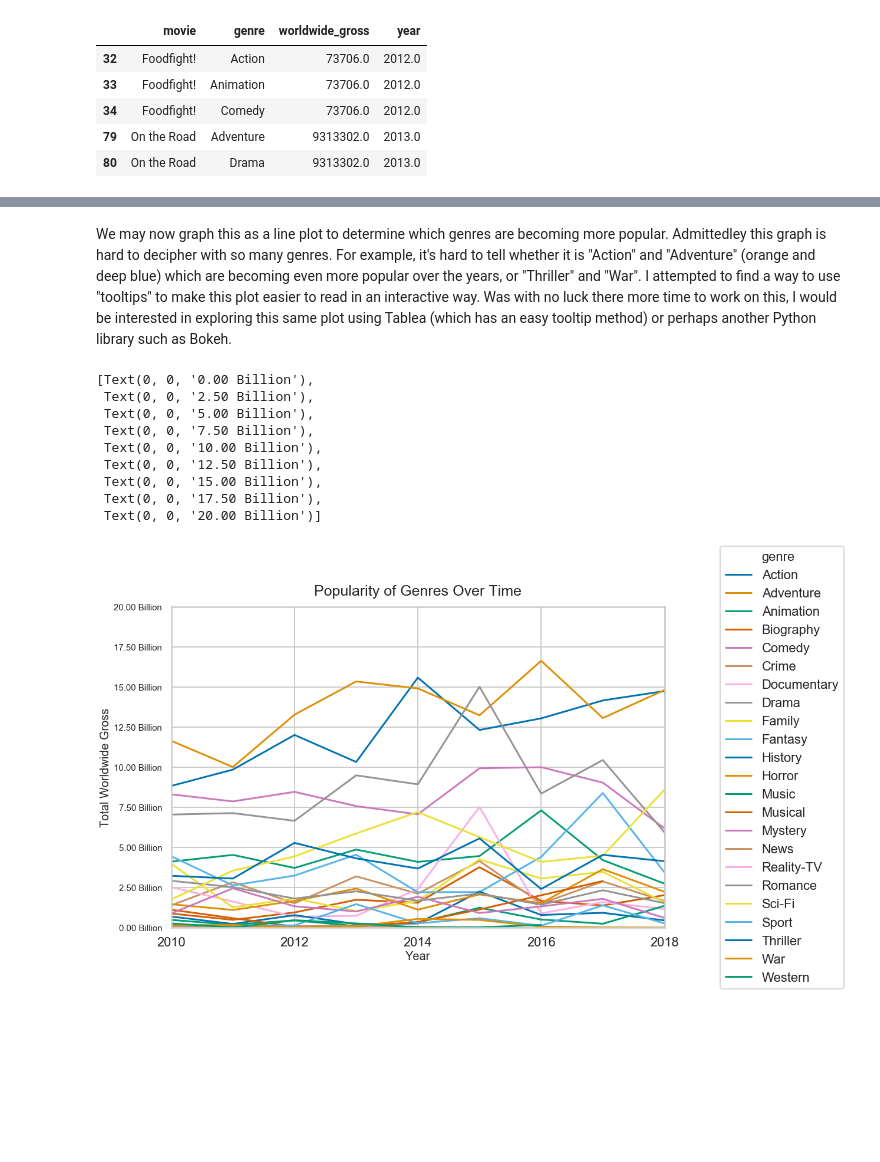
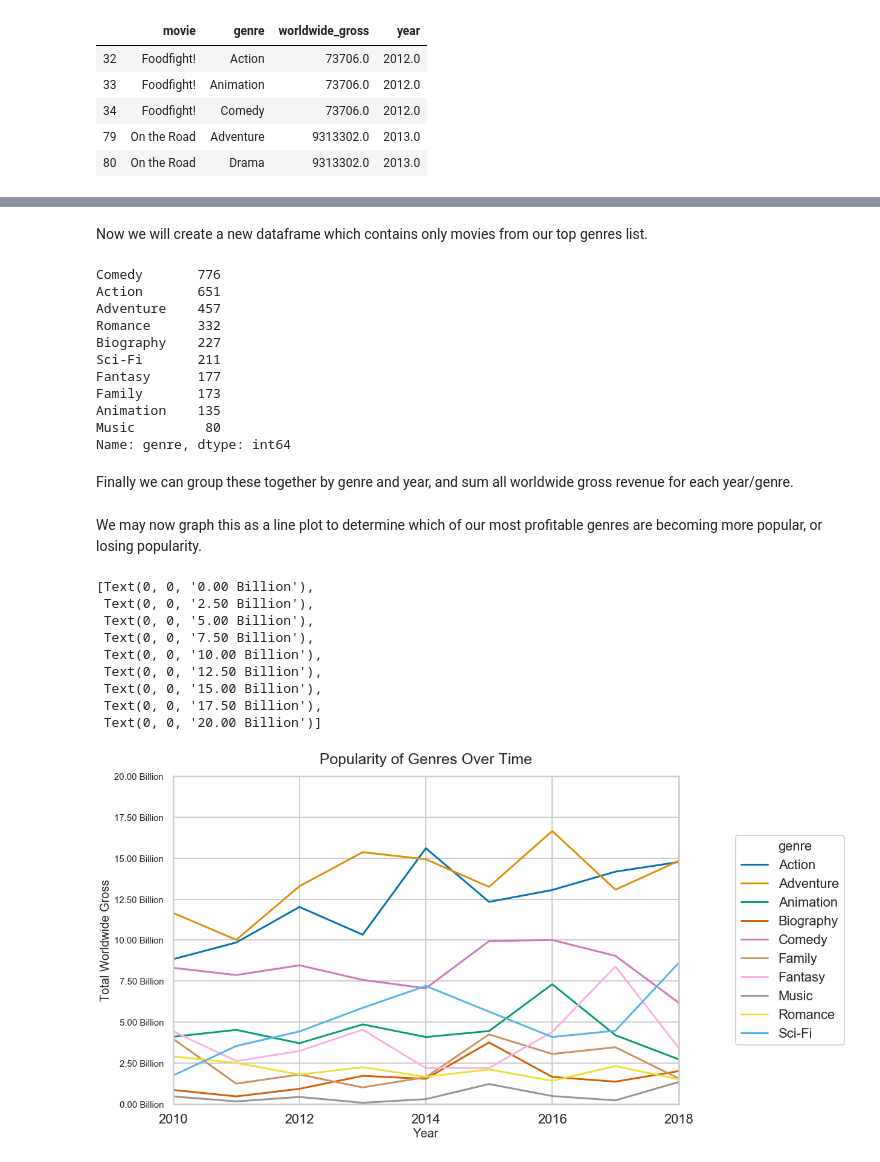
Before and after one commit to ElliotEvins/Maximizing_ROI_in_Film_Production, a Jupyter notebook: student.ipynb, the cells around one changed output, grey strips where cells are left out. Cells and saved outputs as stored; diff of their text form; code cells hidden in the pictures; blank space fills up the shorter version.

```diff
--- a/student.ipynb
+++ b/student.ipynb
@@ -967,0 +954,6 @@ genres_popularity.head()
+# %%
+def top_genre(x):
+    if x in top_genres_list:
+        return "Yes"
+    else:
+        return "No"
@@ -967,0 +962,3 @@ genres_popularity.head()
+# %%
+genres_popularity['top_genre'] = genres_popularity['genre'].apply(top_genre)
+genres_popularity.head()
@@ -968,33 +972,52 @@ genres_popularity.head()
+# %% [markdown]
+Now we will create a new dataframe which contains only movies from our top genres list.
+# %%
+genres_popularity_top_genres = genres_popularity.query("top_genre == 'Yes'")
+genres_popularity_top_genres['genre'].value_counts()
+# %% [output]
+Comedy       776
+Action       651
+Adventure    457
+Romance      332
+Biography    227
+Sci-Fi       211
+Fantasy      177
+Family       173
+Animation    135
+Music         80
+Name: genre, dtype: int64
+# %% [markdown]
+Finally we can group these together by genre and year, and sum all worldwide gross revenue for each year/genre.
 # %%
-genres_popularity_grouped = genres_popularity.groupby(['genre', 'year'])[['worldwide_gross']].sum().reset_index()
+top_genres_popularity_grouped = genres_popularity_top_genres.groupby(['genre', 'year'])[['worldwide_gross']].sum().reset_index()
-# %% [markdown]
-We may now graph this as a line plot to determine which genres are becoming more popular. Admittedley this graph is hard to decipher with so many genres. For example, it's hard to tell whether it is "Action" and "Adventure" (orange and deep blue) which are becoming even more popular over the years, or "Thriller" and "War". I attempted to find a way to use "tooltips" to make this plot easier to read in an interactive way. Was with no luck there more time to work on this, I would be interested in exploring this same plot using Tablea (which has an easy tooltip method) or perhaps another Python library such as Bokeh.
+# %% [markdown]
+We may now graph this as a line plot to determine which of our most profitable genres are becoming more popular, or losing popularity.
 # %%
 sns.set_palette("colorblind")
 plt.figure(figsize=(15,10))
 
 ax = sns.lineplot(x="year", y="worldwide_gross", hue="genre", palette='colorblind',
-                  data=genres_popularity_grouped)
+                  data=top_genres_popularity_grouped)
 
 ax.set_xticks(range(2000,2020,2))
 ax.set(xlim=(2010,2018))
 
 ax.set_ylabel("Total Worldwide Gross", fontsize=20)
 ax.set_xlabel("Year", fontsize=20)
 ax.set_title("Popularity of Genres Over Time", fontsize=25, pad=20)
 ax.legend(loc='center left', bbox_to_anchor=(1.1, 0.5), ncol=1)
 
 ax.set(ylim=(0,20000000000))
 ylabels = ['{:,.2f}'.format(x) + ' Billion' for x in ax.get_yticks()/1000000000]
 ax.set_yticklabels(ylabels, fontsize=15)
 # %% [output]
 [Text(0, 0, '0.00 Billion'),
  Text(0, 0, '2.50 Billion'),
  Text(0, 0, '5.00 Billion'),
  Text(0, 0, '7.50 Billion'),
  Text(0, 0, '10.00 Billion'),
  Text(0, 0, '12.50 Billion'),
  Text(0, 0, '15.00 Billion'),
  Text(0, 0, '17.50 Billion'),
  Text(0, 0, '20.00 Billion')]
-[figure, old version]
+[figure, new version]
```
Also changed, not shown: parts of 15 cells of this notebook, 1 other file.
